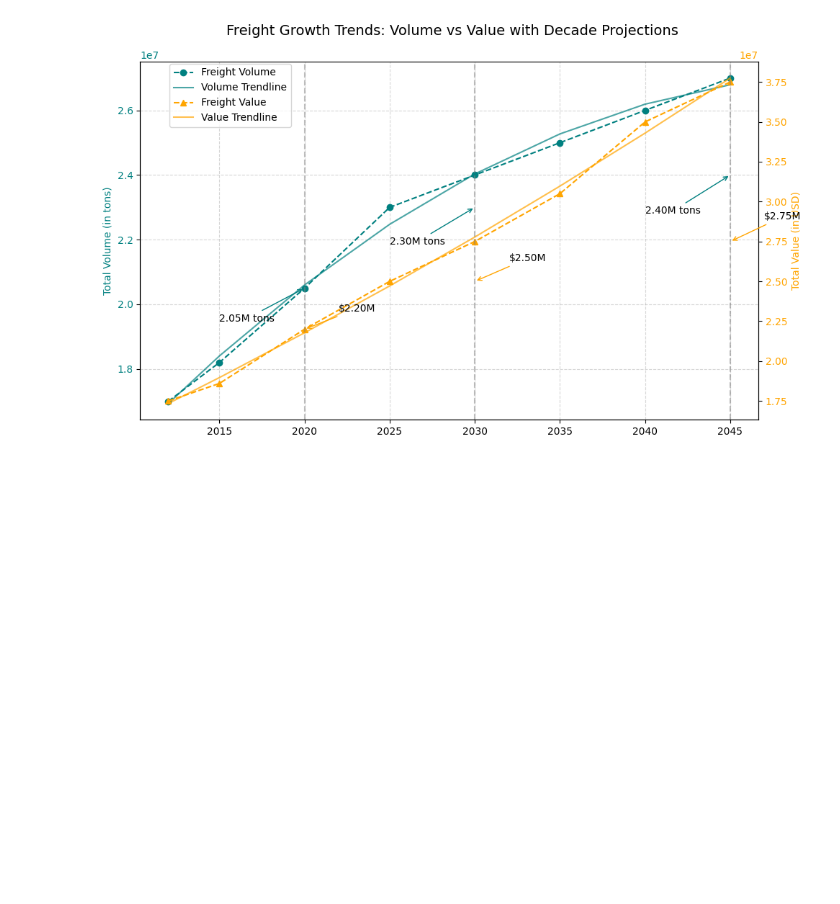
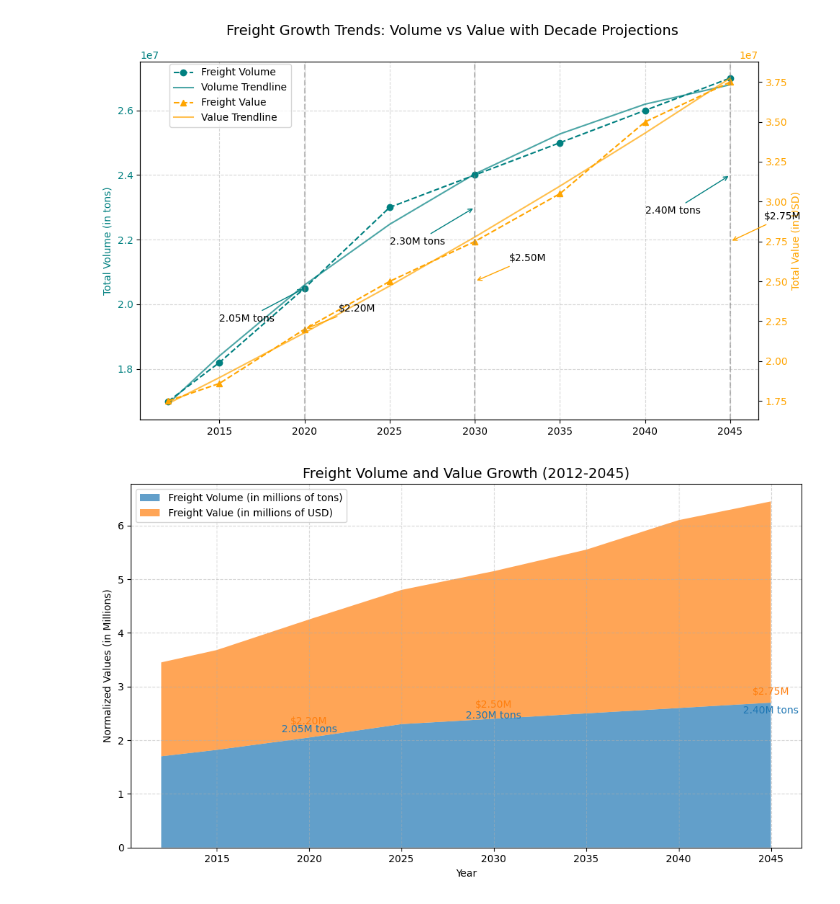
Before and after one commit to Om700-create/Freight_Analysis_Framework-, a Jupyter notebook: notebooks/01_eda.ipynb, the cells around one changed output. Drawn from its saved outputs; the diff is of its cells as text; code cells hidden in the pictures; blank space fills up the shorter version.

```diff
--- a/notebooks/01_eda.ipynb
+++ b/notebooks/01_eda.ipynb
@@ -597,3 +597,43 @@ fig.legend(loc='upper left', bbox_to_anchor=(0.1, 0.9))
 plt.show()
 # %% [output]
 [figure]
+# %%
+import matplotlib.pyplot as plt
+import numpy as np
+
+# Data
+years = np.array([2012, 2015, 2020, 2025, 2030, 2035, 2040, 2045])
+freight_volume = np.array([1.7e7, 1.82e7, 2.05e7, 2.3e7, 2.4e7, 2.5e7, 2.6e7, 2.7e7])
+freight_value = np.array([1.75e7, 1.86e7, 2.2e7, 2.5e7, 2.75e7, 3.05e7, 3.5e7, 3.75e7])
+
+# Normalize the data for better visual comparison
+freight_volume_normalized = freight_volume / 1e7  # Convert to "millions of tons"
+freight_value_normalized = freight_value / 1e7    # Convert to "millions of USD"
+
+# Create a stacked area plot
+plt.figure(figsize=(10, 6))
+
+plt.stackplot(years, freight_volume_normalized, freight_value_normalized,
+              labels=['Freight Volume (in millions of tons)', 'Freight Value (in millions of USD)'],
+              colors=['#1f77b4', '#ff7f0e'], alpha=0.7)
+
+# Annotations for key years
+key_years = [2020, 2030, 2045]
+for i, year in enumerate(key_years):
+    plt.text(year, freight_volume_normalized[i+2]+0.1, f"{freight_volume_normalized[i+2]:.2f}M tons",
+             color='#1f77b4', fontsize=10, ha='center')
+    plt.text(year, freight_value_normalized[i+2]+0.1, f"${freight_value_normalized[i+2]:.2f}M",
+             color='#ff7f0e', fontsize=10, ha='center')
+
+# Titles and Labels
+plt.title('Freight Volume and Value Growth (2012-2045)', fontsize=14)
+plt.xlabel('Year')
+plt.ylabel('Normalized Values (in Millions)')
+plt.legend(loc='upper left')
+plt.grid(visible=True, linestyle='--', alpha=0.5)
+
+# Show the plot
+plt.tight_layout()
+plt.show()
+# %% [output]
+[figure, added]
```
Also changed, not shown: parts of 27 cells of this notebook.
